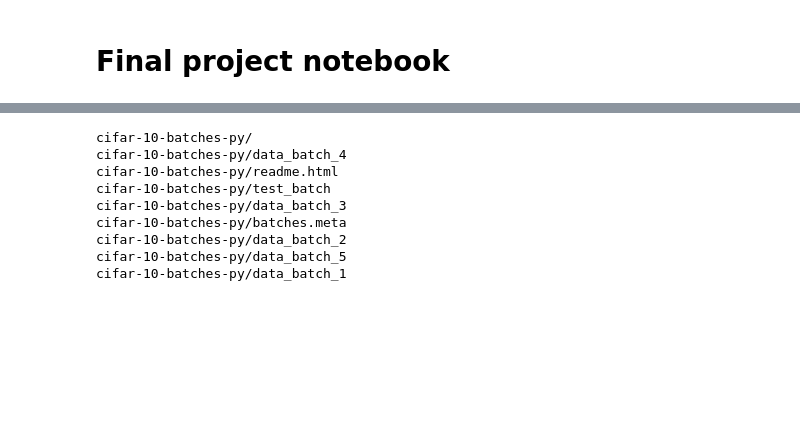
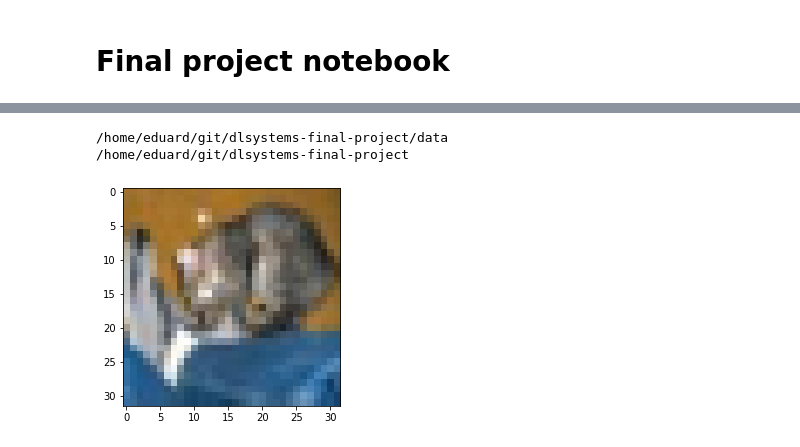
Before and after one commit to Edyarich/dlsystems-final-project, a Jupyter notebook: dlsystems_diffusion_models.ipynb, the cells around one changed output, grey strips where cells are left out. Drawn from its saved outputs; the diff is of its cells as text; code cells hidden in the pictures; blank space fills up the shorter version.

```diff
--- a/dlsystems_diffusion_models.ipynb
+++ b/dlsystems_diffusion_models.ipynb
@@ -56,27 +48,38 @@ sys.path.append('./python')
 # %%
-# Download the datasets you will be using for this assignment
+# Download the datasets you will be using for this project
+import os
+import gdown
+import importlib
+from data.utils import rename_and_filter_images
+import urllib.request
 
-import urllib.request
-import os
 
-!mkdir -p './data/ptb'
-# Download Penn Treebank dataset
-ptb_data = "https://raw.githubusercontent.com/wojzaremba/lstm/master/data/ptb."
-for f in ['train.txt', 'test.txt', 'valid.txt']:
-    if not os.path.exists(os.path.join('./data/ptb', f)):
-        urllib.request.urlretrieve(ptb_data + f, os.path.join('./data/ptb', f))
+%cd ./data
+DIRNAME = './landscapes/'
 
-# Download CIFAR-10 dataset
-if not os.path.isdir("./data/cifar-10-batches-py"):
-    urllib.request.urlretrieve("https://www.cs.toronto.edu/~kriz/cifar-10-python.tar.gz", "./data/cifar-10-python.tar.gz")
-    !tar -xvzf './data/cifar-10-python.tar.gz' -C './data'
+if not os.path.exists(DIRNAME):
+    !gdown 14g49ILtIYKLt7WXaRPYyVfJGLHxcnQ7s
+    !unzip -q landscapes -d landscapes
+    !rm landscapes.zip
+
+    rename_and_filter_images(DIRNAME)
+
+if not os.path.isdir("./cifar-10-batches-py"):
+    urllib.request.urlretrieve("https://www.cs.toronto.edu/~kriz/cifar-10-python.tar.gz", "./cifar-10-python.tar.gz")
+    !tar -xvzf './cifar-10-python.tar.gz'
+
+%cd ../
 # %% [output]
-cifar-10-batches-py/
-cifar-10-batches-py/data_batch_4
-cifar-10-batches-py/readme.html
-cifar-10-batches-py/test_batch
-cifar-10-batches-py/data_batch_3
-cifar-10-batches-py/batches.meta
-cifar-10-batches-py/data_batch_2
-cifar-10-batches-py/data_batch_5
-cifar-10-batches-py/data_batch_1
+/home/eduard/git/dlsystems-final-project/data
+/home/eduard/git/dlsystems-final-project
+# %%
+import needle as ndl
+import numpy as np
+from matplotlib import pyplot as plt
+
+
+dataset = ndl.data.CIFAR10Dataset("data/cifar-10-batches-py", train=False)
+img = dataset[0][0].transpose(1, 2, 0)
+plt.imshow(img);
+# %% [output]
+[figure, added]
```
Also changed, not shown: parts of 6 cells of this notebook, 12 other files.
